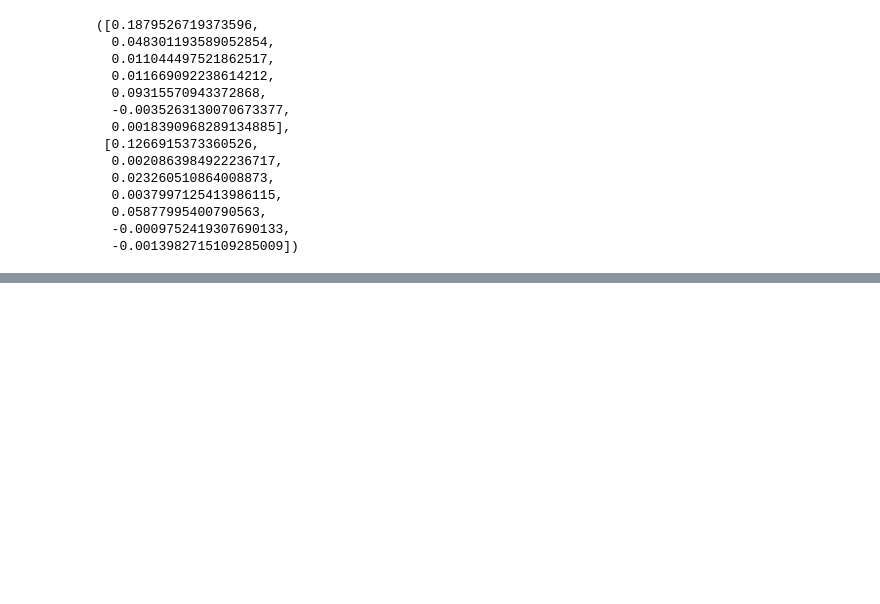
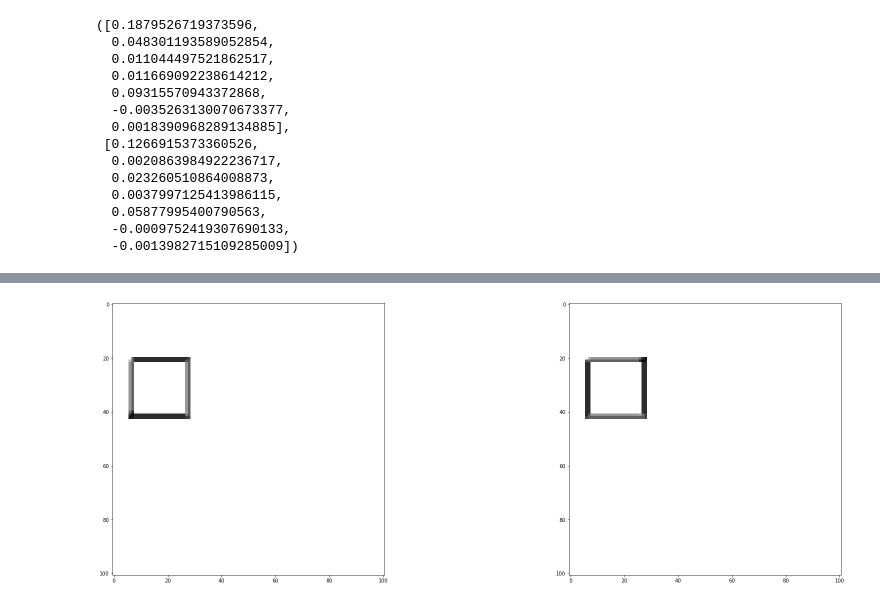
Before and after one commit to edisonghc/Computer_Vision, a Jupyter notebook: 05_Motion/Motion.ipynb, the cells around one changed output, grey strips where cells are left out. Saved outputs shown, nothing was run; the diff lists cells and outputs as text; code cells hidden in the pictures; blank space fills up the shorter version.

```diff
--- a/05_Motion/Motion.ipynb
+++ b/05_Motion/Motion.ipynb
@@ -171,0 +209,18 @@ m_mhi, m_mei
+# %%
+norm_fx = fx / (np.sqrt(fx**2 + fy**2) )
+norm_fy = fy / (np.sqrt(fx**2 + fy**2) )
+norm_ft = -ft / (np.sqrt(fx**2 + fy**2) )
+
+# norm_fx[np.isnan(norm_fx)] = 0
+# norm_fy[np.isnan(norm_fy)] = 0
+# norm_ft[np.isnan(norm_ft)] = 0
+
+u = norm_fx * norm_ft
+v = norm_fy * norm_ft
+
+fig, (ax1, ax2) = plt.subplots(1, 2)
+ax1.imshow(u, cmap='gray')
+ax2.imshow(v, cmap='gray')
+plt.show()
+# %% [output]
+[figure, added]
```
Also changed, not shown: parts of 9 cells of this notebook.
